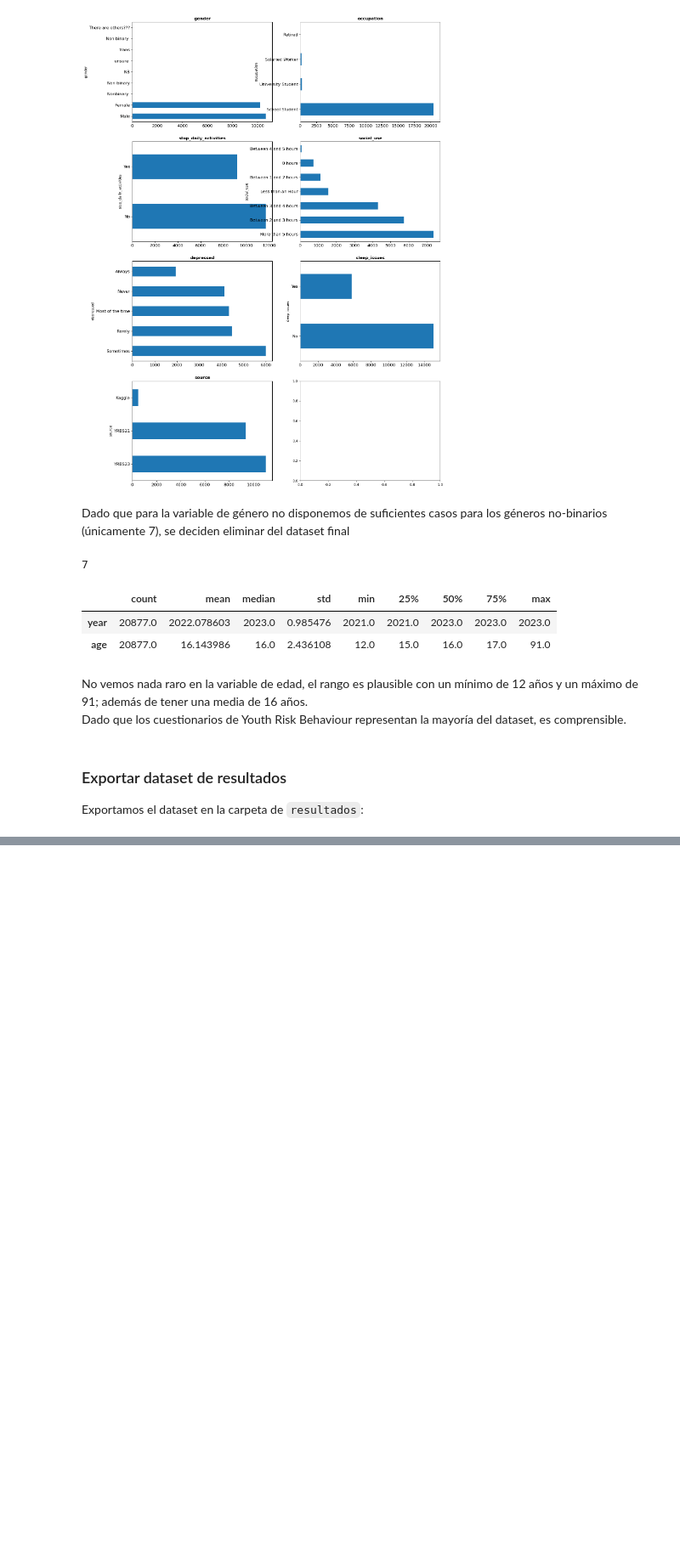
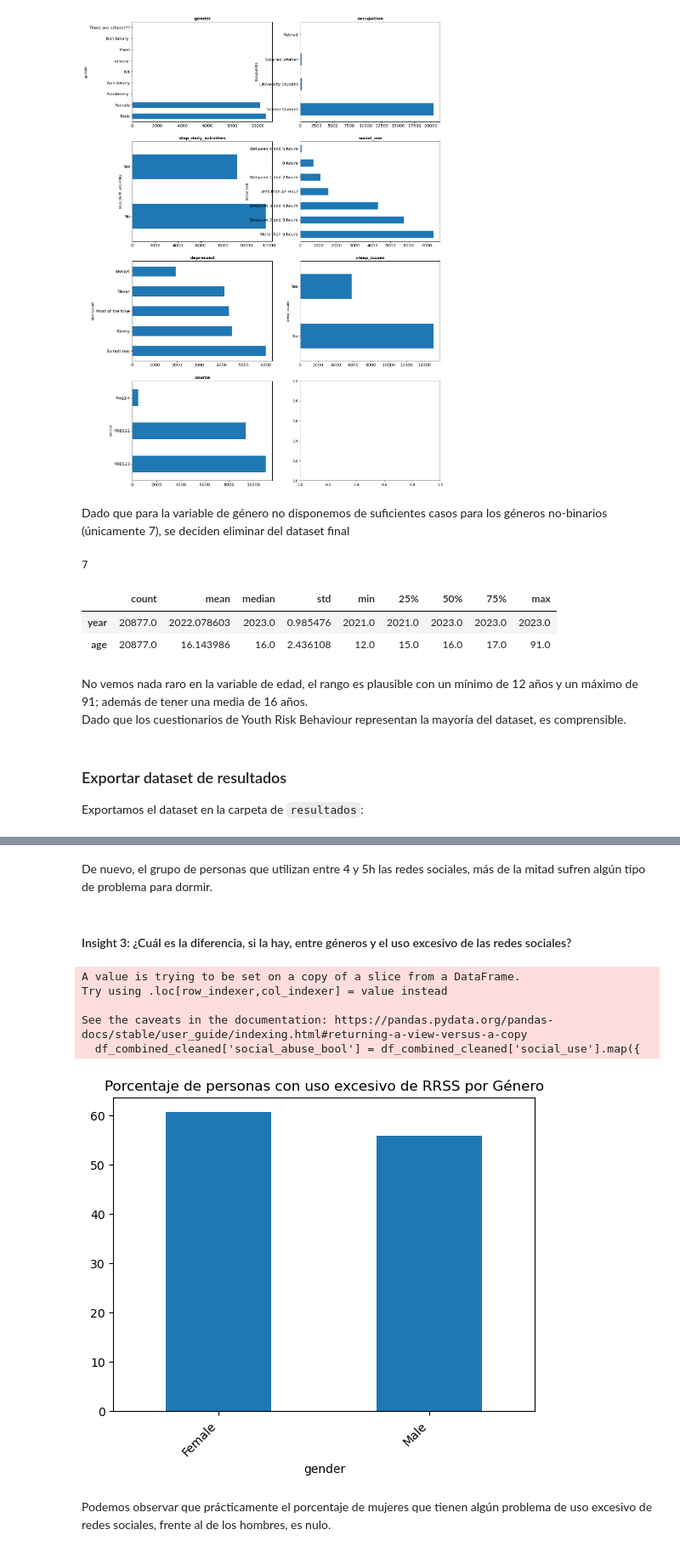
Before and after one commit to fapm4/PRVD-1, a Jupyter notebook: notebook_join.ipynb, the cells around one changed output, grey strips where cells are left out. Shown: that part at 85% size. Drawn from its saved outputs; the diff is of its cells as text; code cells hidden in the pictures; blank space fills up the shorter version.

```diff
--- a/notebook_join.ipynb
+++ b/notebook_join.ipynb
@@ -517,0 +577,30 @@ df_combined_cleaned.to_excel('resultados/dataset_combined.xlsx', index=False)
+# %% [markdown]
+De nuevo, el grupo de personas que utilizan entre 4 y 5h las redes sociales, más de la mitad sufren algún tipo de problema para dormir.
+# %% [markdown]
+#### Insight 3: ¿Cuál es la diferencia, si la hay, entre géneros y el uso excesivo de las redes sociales?
+# %%
+df_combined_cleaned['social_abuse_bool'] = df_combined_cleaned['social_use'].map({
+    'Less than an Hour': 0,
+    'Between 1 and 2 hours': 0,
+    'Between 2 and 3 hours': 0,
+    'Between 3 and 4 hours': 1,
+    'Between 3 and 4 hours': 1,
+    'More than 5 hours': 1
+})
+
+# Análisis de uso excesivo de redes sociales por género
+temp = df_combined_cleaned.groupby('gender').social_abuse_bool.mean().sort_values(ascending = False) * 100
+ax = temp.plot.bar()
+
+ax.set_xticklabels(ax.get_xticklabels(), rotation=45, ha='right')
+plt.title('Porcentaje de personas con uso excesivo de RRSS por Género')
+plt.show()
+# %% [output]
+A value is trying to be set on a copy of a slice from a DataFrame.
+Try using .loc[row_indexer,col_indexer] = value instead
+
+See the caveats in the documentation: https://pandas.pydata.org/pandas-docs/stable/user_guide/indexing.html#returning-a-view-versus-a-copy
+  df_combined_cleaned['social_abuse_bool'] = df_combined_cleaned['social_use'].map({
+[figure, added]
+# %% [markdown]
+Podemos observar que prácticamente el porcentaje de mujeres que tienen algún problema de uso excesivo de redes sociales, frente al de los hombres, es nulo.
```
Also changed, not shown: parts of 7 cells of this notebook, 4 other files.
